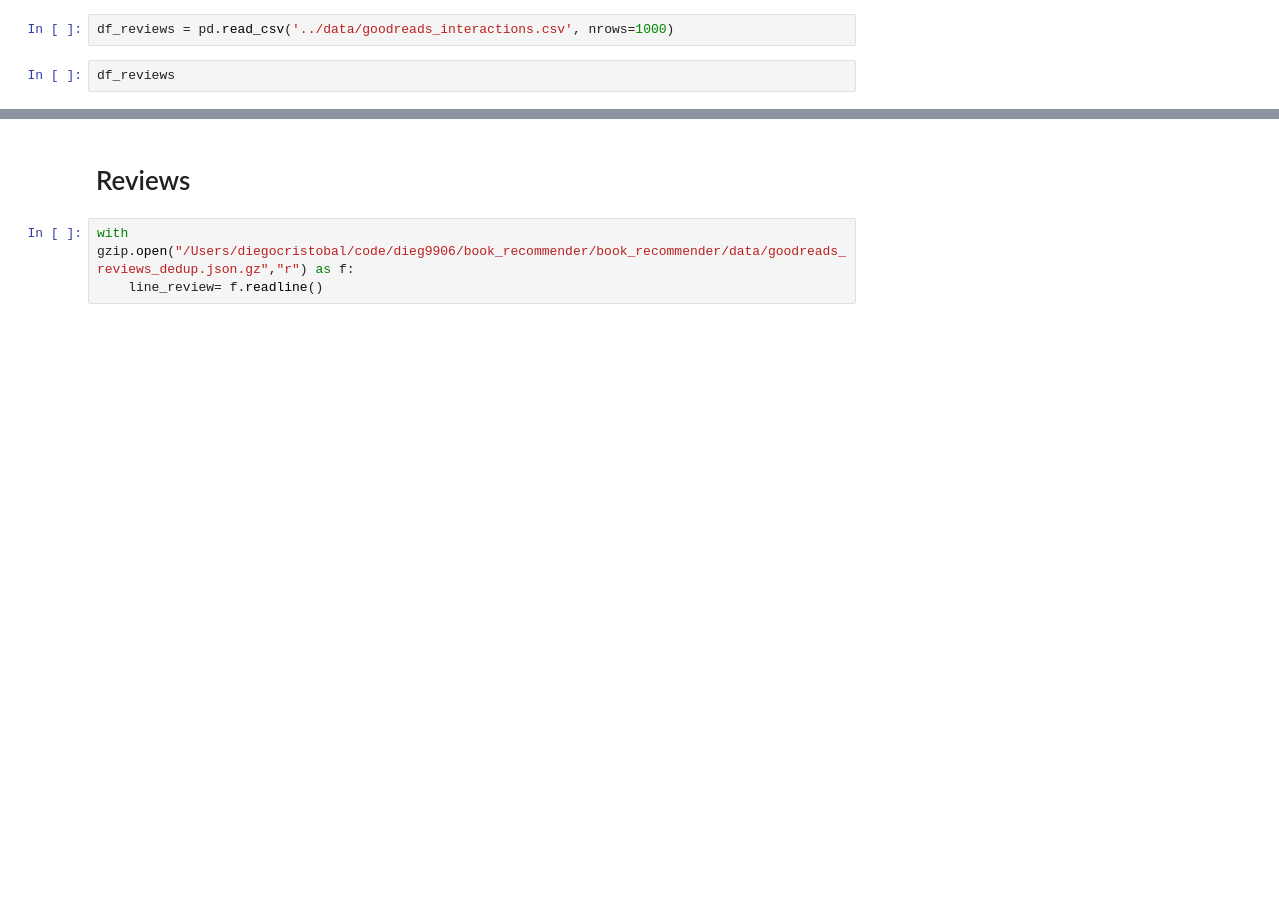
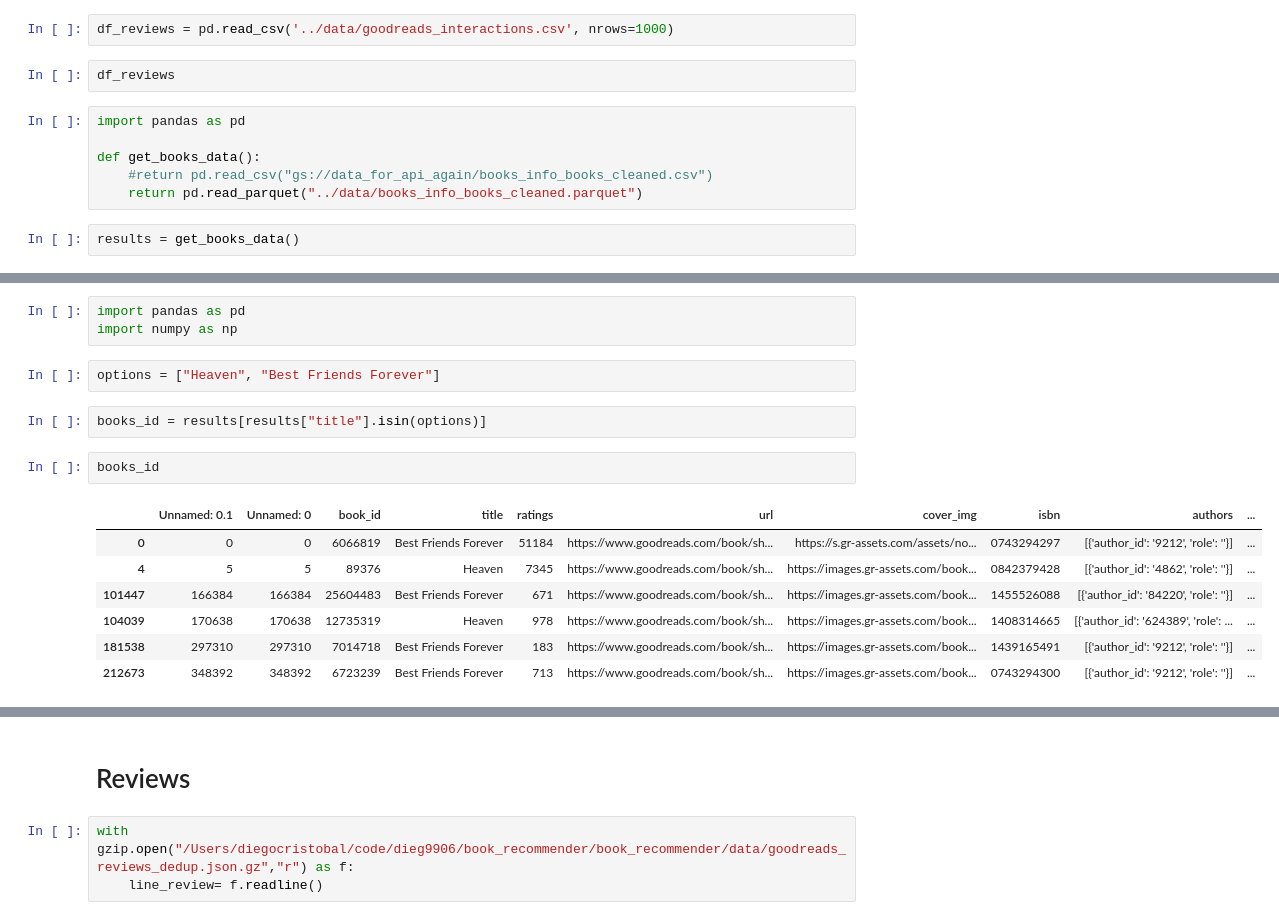
Before and after one commit to GuillermoIzquierdo/book_recommender, a Jupyter notebook: notebooks/tutorial_dieg9906.ipynb, the cells around one changed output, grey strips where cells are left out. Cells and saved outputs as stored; diff of their text form; blank space fills up the shorter version.

```diff
--- a/notebooks/tutorial_dieg9906.ipynb
+++ b/notebooks/tutorial_dieg9906.ipynb
@@ -111,3 +111,11 @@ titles_ratings=pd.to_numeric(titles["ratings"])
 df_reviews = pd.read_csv('../data/goodreads_interactions.csv', nrows=1000)
 # %%
 df_reviews
+# %%
+import pandas as pd
+
+def get_books_data():
+    #return pd.read_csv("gs://data_for_api_again/books_info_books_cleaned.csv")
+    return pd.read_parquet("../data/books_info_books_cleaned.parquet")
+# %%
+results = get_books_data()
@@ -113,0 +167,17 @@ df_reviews
+# %%
+import pandas as pd
+import numpy as np
+# %%
+options = ["Heaven", "Best Friends Forever"]
+# %%
+books_id = results[results["title"].isin(options)]
+# %%
+books_id
+# %% [output]
+|  | Unnamed: 0.1 | Unnamed: 0 | book_id | title | ratings | url | cover_img | isbn | authors | ... |
+| 0 | 0 | 0 | 6066819 | Best Friends Forever | 51184 | https://www.goodreads.com/book/sh... | https://s.gr-assets.com/assets/no... | 0743294297 | [{'author_id': '9212', 'role': ''}] | ... |
+| 4 | 5 | 5 | 89376 | Heaven | 7345 | https://www.goodreads.com/book/sh... | https://images.gr-assets.com/book... | 0842379428 | [{'author_id': '4862', 'role': ''}] | ... |
+| 101447 | 166384 | 166384 | 25604483 | Best Friends Forever | 671 | https://www.goodreads.com/book/sh... | https://images.gr-assets.com/book... | 1455526088 | [{'author_id': '84220', 'role': ''}] | ... |
+| 104039 | 170638 | 170638 | 12735319 | Heaven | 978 | https://www.goodreads.com/book/sh... | https://images.gr-assets.com/book... | 1408314665 | [{'author_id': '624389', 'role': ... | ... |
+| 181538 | 297310 | 297310 | 7014718 | Best Friends Forever | 183 | https://www.goodreads.com/book/sh... | https://images.gr-assets.com/book... | 1439165491 | [{'author_id': '9212', 'role': ''}] | ... |
+| 212673 | 348392 | 348392 | 6723239 | Best Friends Forever | 713 | https://www.goodreads.com/book/sh... | https://images.gr-assets.com/book... | 0743294300 | [{'author_id': '9212', 'role': ''}] | ... |
```
Also changed, not shown: parts of 8 cells of this notebook, 3 other files.
